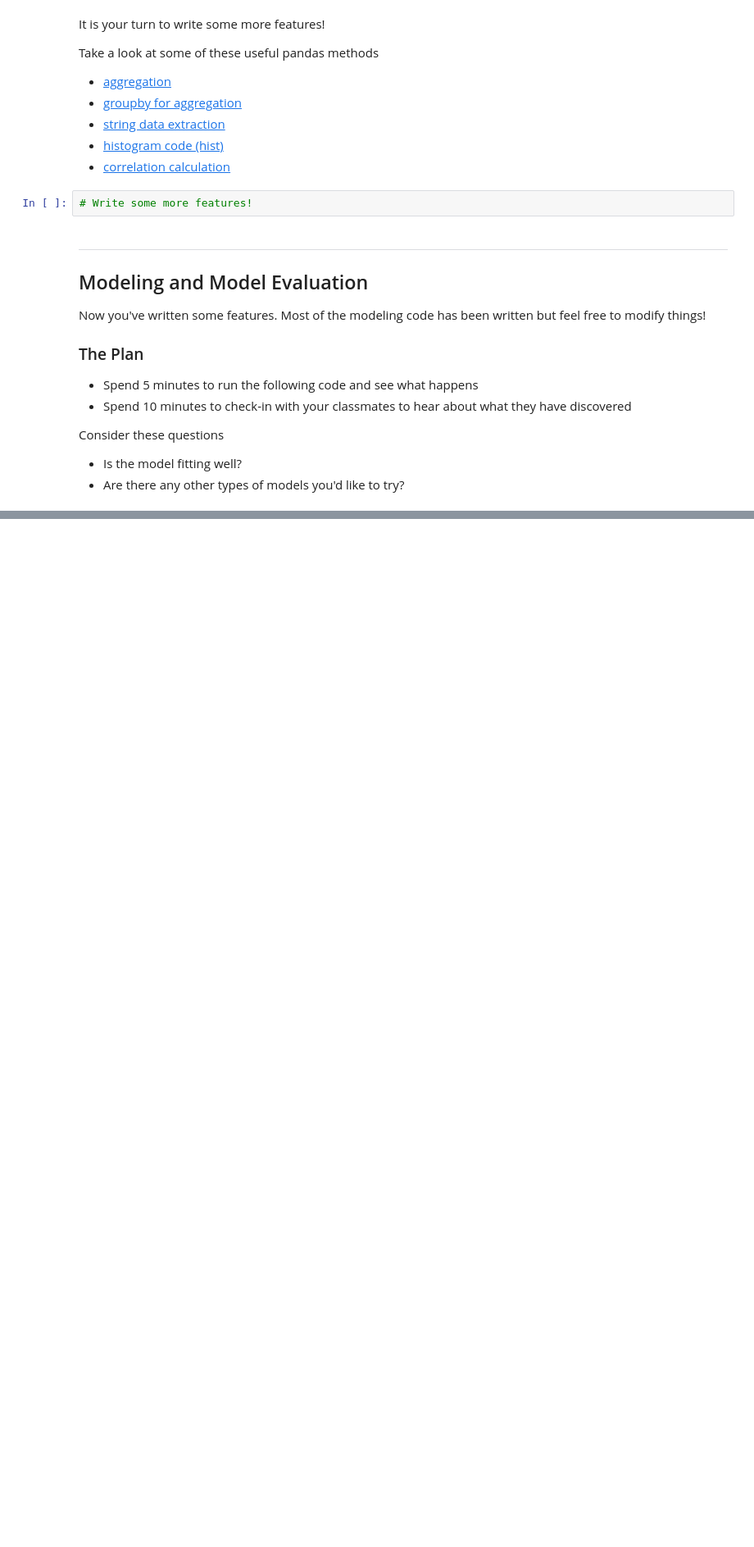
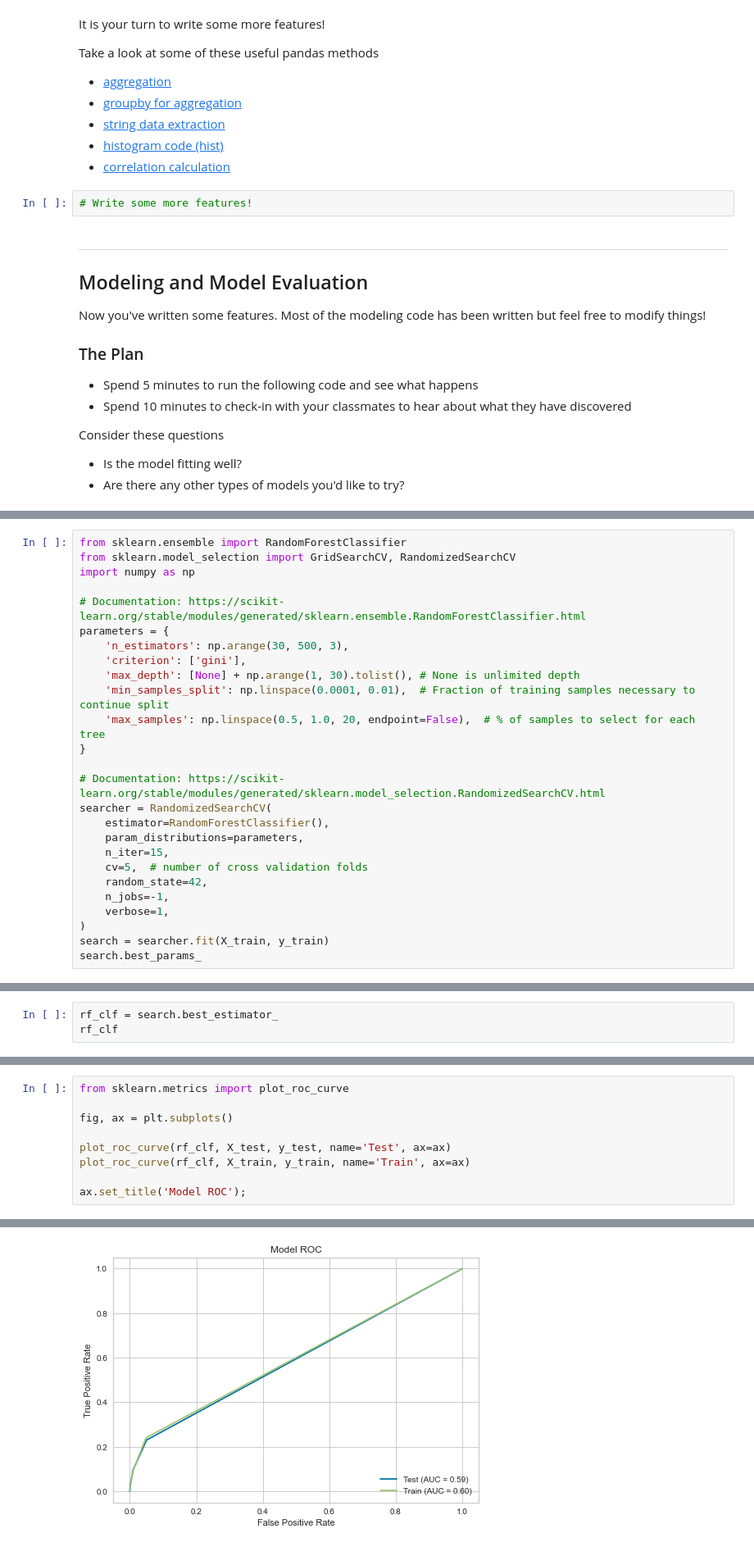
Before and after one commit to sbarton272/usf_econ_622_feature_engineering, a Jupyter notebook: starter_notebook.ipynb, the cells around one changed output, grey strips where cells are left out. Shown at 82% size. Saved outputs shown, nothing was run; the diff lists cells and outputs as text; blank space fills up the shorter version.

```diff
--- a/starter_notebook.ipynb
+++ b/starter_notebook.ipynb
@@ -224,0 +216,26 @@ space = hp.choice(
+# %%
+from sklearn.ensemble import RandomForestClassifier
+from sklearn.model_selection import GridSearchCV, RandomizedSearchCV
+import numpy as np
+
+# Documentation: https://scikit-learn.org/stable/modules/generated/sklearn.ensemble.RandomForestClassifier.html
+parameters = {
+    'n_estimators': np.arange(30, 500, 3),
+    'criterion': ['gini'],
+    'max_depth': [None] + np.arange(1, 30).tolist(), # None is unlimited depth
+    'min_samples_split': np.linspace(0.0001, 0.01),  # Fraction of training samples necessary to continue split
+    'max_samples': np.linspace(0.5, 1.0, 20, endpoint=False),  # % of samples to select for each tree
+}
+
+# Documentation: https://scikit-learn.org/stable/modules/generated/sklearn.model_selection.RandomizedSearchCV.html
+searcher = RandomizedSearchCV(
+    estimator=RandomForestClassifier(),
+    param_distributions=parameters,
+    n_iter=15,
+    cv=5,  # number of cross validation folds
+    random_state=42,
+    n_jobs=-1,
+    verbose=1,
+)
+search = searcher.fit(X_train, y_train)
+search.best_params_
@@ -224,0 +252,3 @@ space = hp.choice(
+# %%
+rf_clf = search.best_estimator_
+rf_clf
@@ -224,0 +269,10 @@ space = hp.choice(
+# %%
+from sklearn.metrics import plot_roc_curve
+
+fig, ax = plt.subplots()
+
+plot_roc_curve(rf_clf, X_test, y_test, name='Test', ax=ax)
+plot_roc_curve(rf_clf, X_train, y_train, name='Train', ax=ax)
+
+ax.set_title('Model ROC');
+# %% [output]
@@ -224,0 +280 @@ space = hp.choice(
+[figure, added]
```
Also changed, not shown: parts of 10 cells of this notebook, 2 other files.
